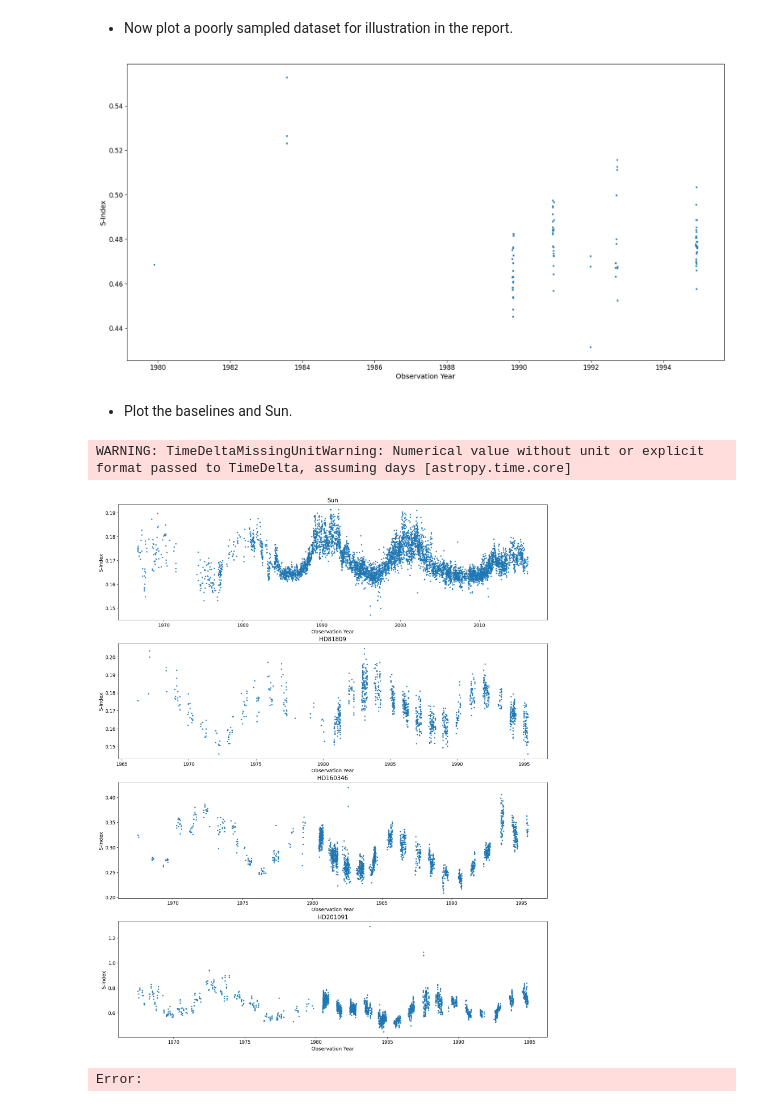
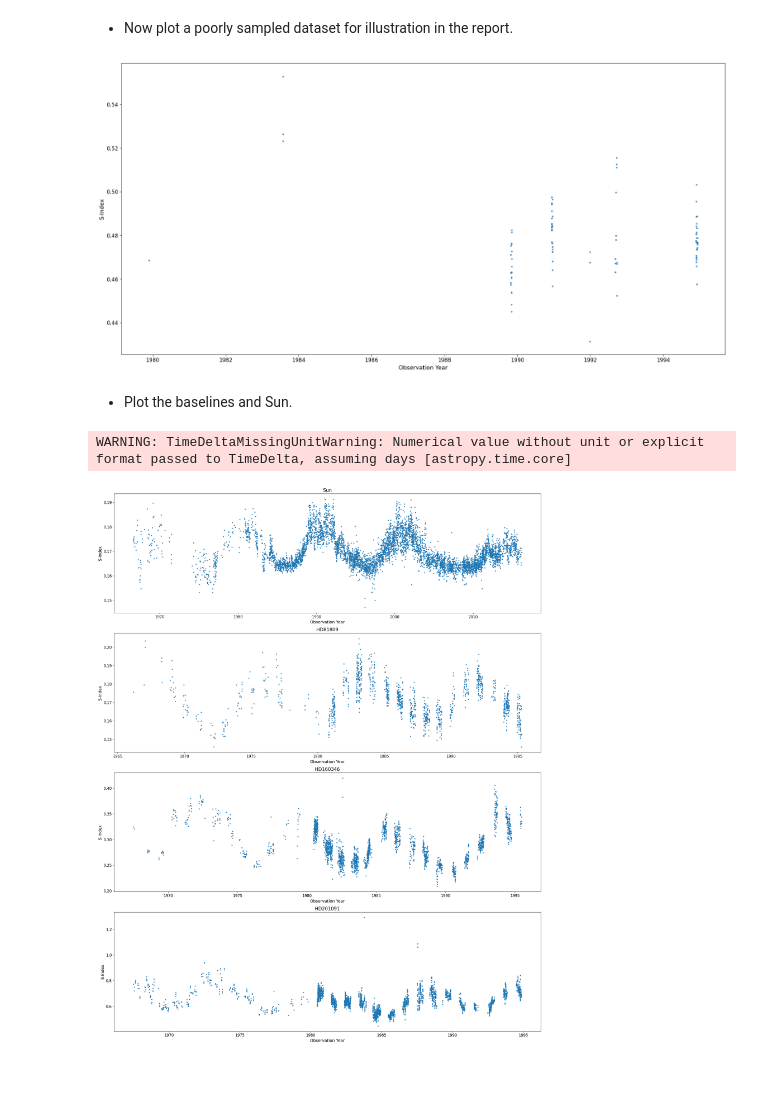
Before and after one commit to JoeyWee1/SolarCycleForecasting, a Jupyter notebook: Notebooks/data-preproc.ipynb, the cells around one changed output. Cells and saved outputs as stored; diff of their text form; code cells hidden in the pictures; blank space fills up the shorter version.

```diff
--- a/Notebooks/data-preproc.ipynb
+++ b/Notebooks/data-preproc.ipynb
@@ -104,10 +104,11 @@ ax.scatter(t.jyear, data[:,1], marker='x', s=7, alpha=1)
 ax.set_ylabel("S-Index", fontsize=13)
 ax.set_xlabel("Observation Year", fontsize=13)
 ax.tick_params(axis='both', labelsize=12)
+plt.tight_layout()
 fig.savefig(r"../Report/Figures/PoorlySampledData_HD166.png")
 plt.show()
 # %% [output]
-[figure, old version]
+[figure, new version]
 # %% [markdown]
 - Plot the baselines and Sun.
 # %%
@@ -140,33 +141,33 @@ ax[1].tick_params(axis='both', labelsize=12)
 ax[1].set_title("HD81809", fontsize=15)
 
 #HD160346
 data = read_csv(r"../Data/benchmark/HD160346_Mt_wilson_data.txt", sep='\s',skip_blank_lines=True).to_numpy()
 t = Time(data[:,0], format="jd", scale='tdb')
 jd_0 = t[0].jd
 jd = t.jd - jd_0
 
 ax[2].scatter(t.jyear, data[:,1], marker='x', s=7, alpha=1)
 ax[2].set_ylabel("S-Index", fontsize=13)
 ax[2].set_xlabel("Observation Year", fontsize=13)
 ax[2].tick_params(axis='both', labelsize=12)
 ax[2].set_title("HD160346", fontsize=15)
 
 # HD201091
 data = read_csv(r"../Data/benchmark/HD201091_Mt_wilson_data.txt", sep='\s',skip_blank_lines=True).to_numpy()
 t = Time(data[:,0], format="jd", scale='tdb')
 jd_0 = t[0].jd
 jd = t.jd - jd_0
 
 ax[3].scatter(t.jyear, data[:,1], marker='x', s=7, alpha=1)
 ax[3].set_ylabel("S-Index", fontsize=13)
 ax[3].set_xlabel("Observation Year", fontsize=13)
 ax[3].tick_params(axis='both', labelsize=12)
 ax[3].set_title("HD201091", fontsize=15)
 
 # Save
-# fig.savefig(r"../Report/Figures/WellSampledData.png")
+plt.tight_layout()
+fig.savefig(r"../Report/Figures/WellSampledData.png")
 plt.show()
 # %% [output]
 WARNING: TimeDeltaMissingUnitWarning: Numerical value without unit or explicit format passed to TimeDelta, assuming days [astropy.time.core]
-[figure, old version]
+[figure, new version]
-Error:
```
Also changed, not shown: 11 other files.
